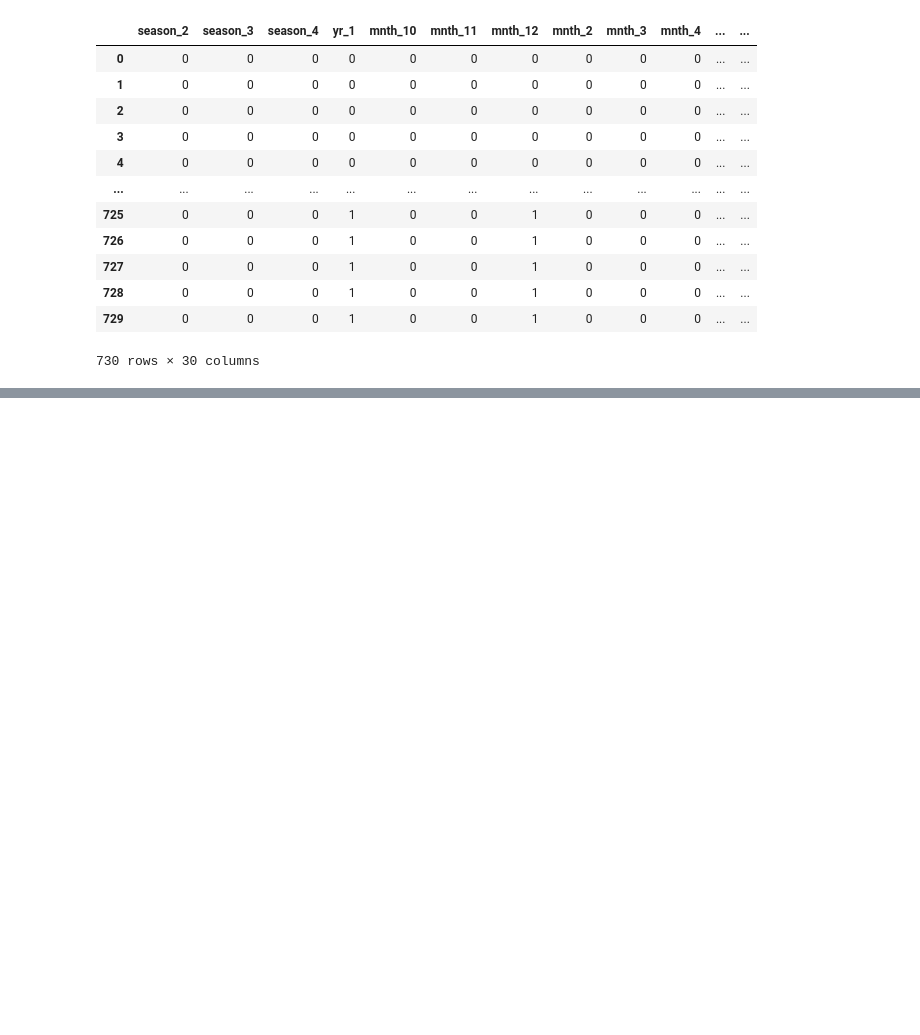
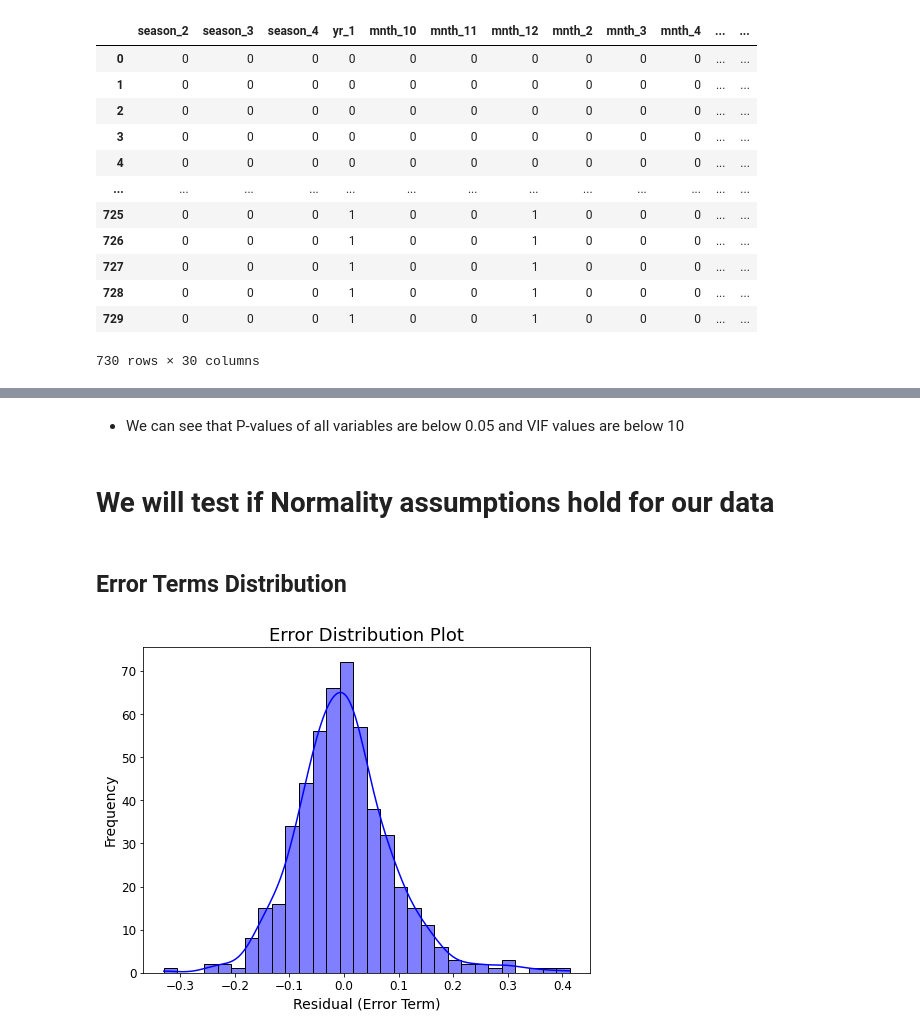
Before and after one commit to heymihir/Bike-Sharing-MLR, a Jupyter notebook: Notebook- Bike Sharing Assignment.ipynb, the cells around one changed output, grey strips where cells are left out. Drawn from its saved outputs; the diff is of its cells as text; code cells hidden in the pictures; blank space fills up the shorter version.

```diff
--- a/Notebook- Bike Sharing Assignment.ipynb
+++ b/Notebook- Bike Sharing Assignment.ipynb
@@ -237,0 +216,3 @@ plt.show()
+# %%
+y_train = df_train.pop('cnt')
+X_train = df_train
@@ -237,0 +357,10 @@ plt.show()
+# %%
+col_list = col_list.drop(['hum'])
+X_train_rfe = X_train[col_list]
+X_train_sm = sm.add_constant(X_train_rfe)
+lr = sm.OLS(y_train, X_train_sm)
+lr_model = lr.fit()
+display(lr_model.summary())
+
+print("\n========VIF table======\n")
+get_VIF(X_train_rfe)
@@ -237,0 +416,10 @@ plt.show()
+# %%
+col_list = col_list.drop(['mnth_10'])
+X_train_rfe = X_train[col_list]
+X_train_sm = sm.add_constant(X_train_rfe)
+lr = sm.OLS(y_train, X_train_sm)
+lr_model = lr.fit()
+display(lr_model.summary())
+
+print("\n========VIF table======\n")
+get_VIF(X_train_rfe)
@@ -237,0 +471,25 @@ plt.show()
+# %% [markdown]
+- We can see that P-values of all variables are below 0.05 and VIF values are below 10
+# %% [markdown]
+# We will test if Normality assumptions hold for our data
+# %% [markdown]
+## Error Terms Distribution
+# %%
+plt.figure(figsize=(8, 6))
+
+# distribution plot for residuals
+y_train_pred = lr_model.predict(X_train_sm)
+residual = y_train_pred - y_train
+
+sns.histplot(residual, kde=True, color='blue', bins=30)
+
+# labels
+plt.xlabel('Residual (Error Term)', fontsize=14)
+plt.ylabel('Frequency', fontsize=14)
+plt.title('Error Distribution Plot', fontsize=18)
+
+plt.xticks(fontsize=12)
+plt.yticks(fontsize=12)
+plt.show()
+# %% [output]
+[figure, added]
```
Also changed, not shown: parts of 35 cells of this notebook.
